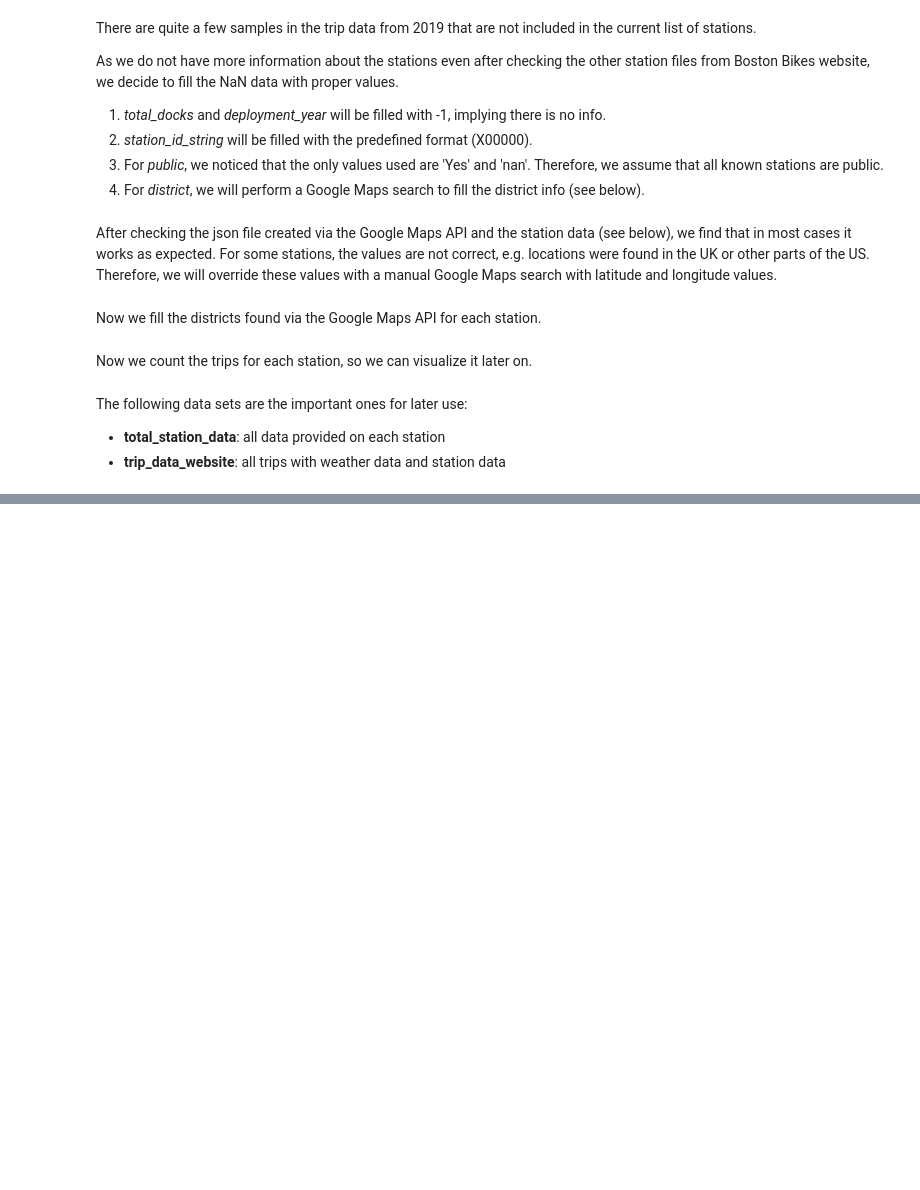
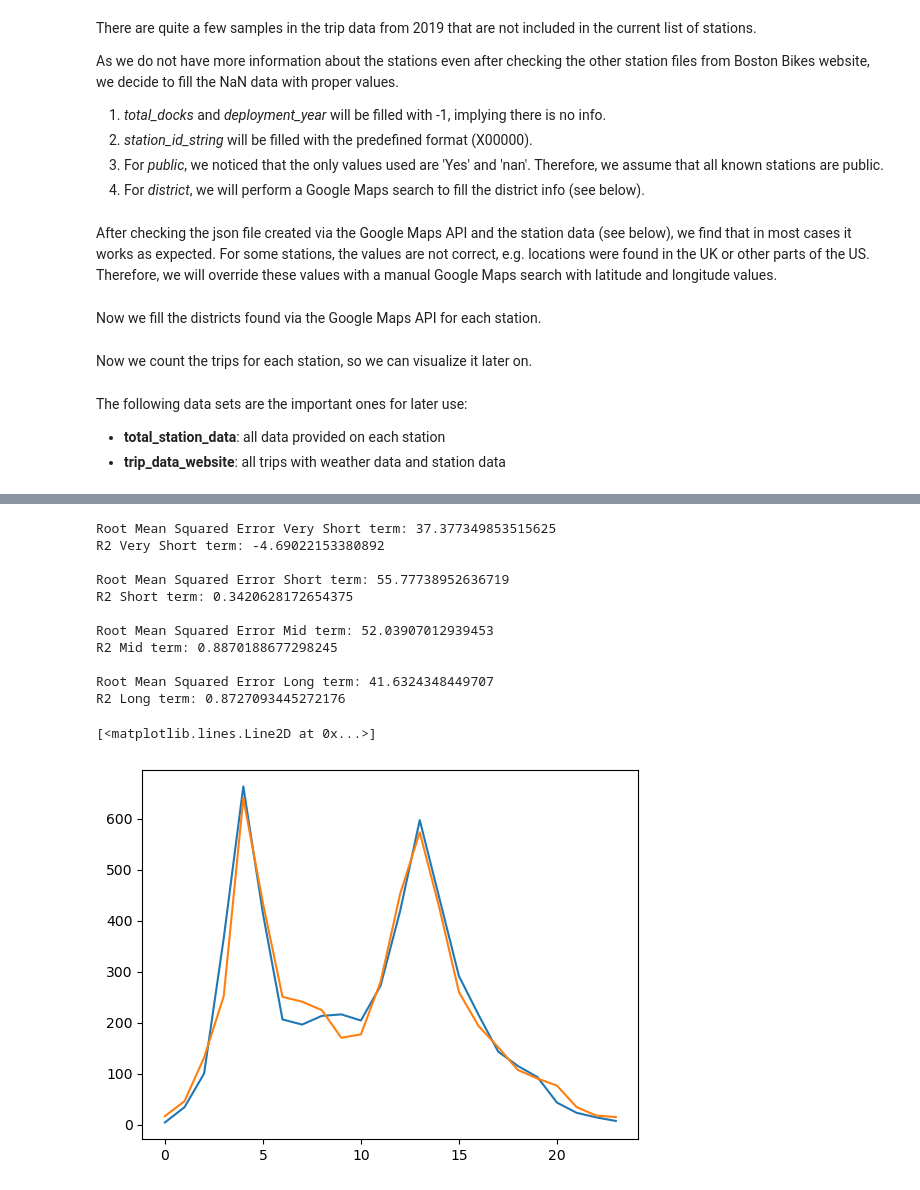
Before and after one commit to JuliusScheuerer/AA_Team_12_Assignment, a Jupyter notebook: AA_Team_12_Code.ipynb, the cells around one changed output, grey strips where cells are left out. Cells and saved outputs as stored; diff of their text form; code cells hidden in the pictures; blank space fills up the shorter version.

```diff
--- a/AA_Team_12_Code.ipynb
+++ b/AA_Team_12_Code.ipynb
@@ -817,0 +965,15 @@ print(f"R2 Very Short term: {r2_score(predictions, test_set.values)}")
+# %%
+def eval_result(predicted_values, actual_values):
+
+    print(f"Root Mean Squared Error Very Short term: {mean_squared_error(predicted_values[:1], actual_values[:1], squared=False)}")
+    print(f"R2 Very Short term: {r2_score(predicted_values[:2], actual_values[:2])}")
+    print()
+    print(f"Root Mean Squared Error Short term: {mean_squared_error(predicted_values[:10], actual_values[:10], squared=False)}")
+    print(f"R2 Short term: {r2_score(predicted_values[:10], actual_values[:10],)}")
+    print()
+    print(f"Root Mean Squared Error Mid term: {mean_squared_error(predicted_values[:100], actual_values[:100], squared=False)}")
+    print(f"R2 Mid term: {r2_score(predicted_values[:100], actual_values[:100])}")
+    print()
+    print(f"Root Mean Squared Error Long term: {mean_squared_error(predicted_values, actual_values, squared=False)}")
+    print(f"R2 Long term: {r2_score(predicted_values, actual_values)}")
+    print()
@@ -817,0 +1196,19 @@ print(f"R2 Very Short term: {r2_score(predictions, test_set.values)}")
+# %%
+eval_result(inv_yhat, inv_y)
+
+plt.plot(inv_y[24:48])
+plt.plot(inv_yhat[24:48])
+# %% [output]
+Root Mean Squared Error Very Short term: 37.377349853515625
+R2 Very Short term: -4.69022153380892
+
+Root Mean Squared Error Short term: 55.77738952636719
+R2 Short term: 0.3420628172654375
+
+Root Mean Squared Error Mid term: 52.03907012939453
+R2 Mid term: 0.8870188677298245
+
+Root Mean Squared Error Long term: 41.6324348449707
+R2 Long term: 0.8727093445272176
+[<matplotlib.lines.Line2D at 0x...>]
+[figure, added]
```
Also changed, not shown: parts of 102 cells of this notebook.
